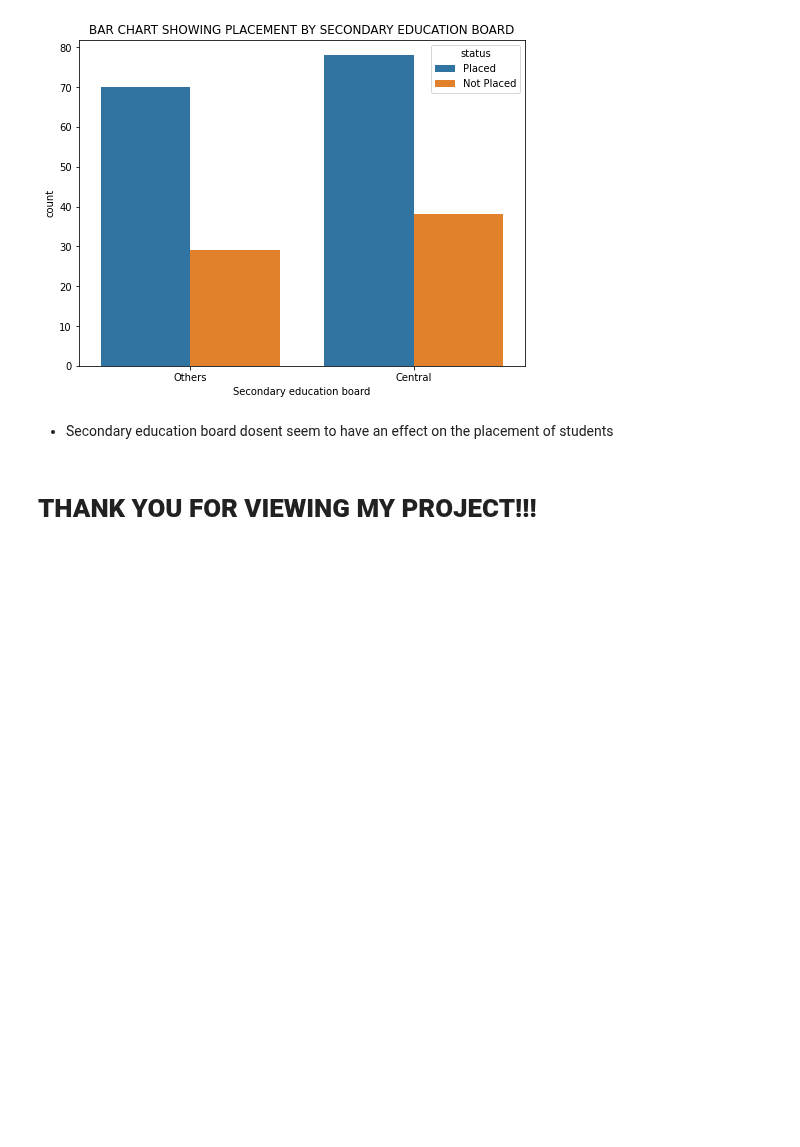
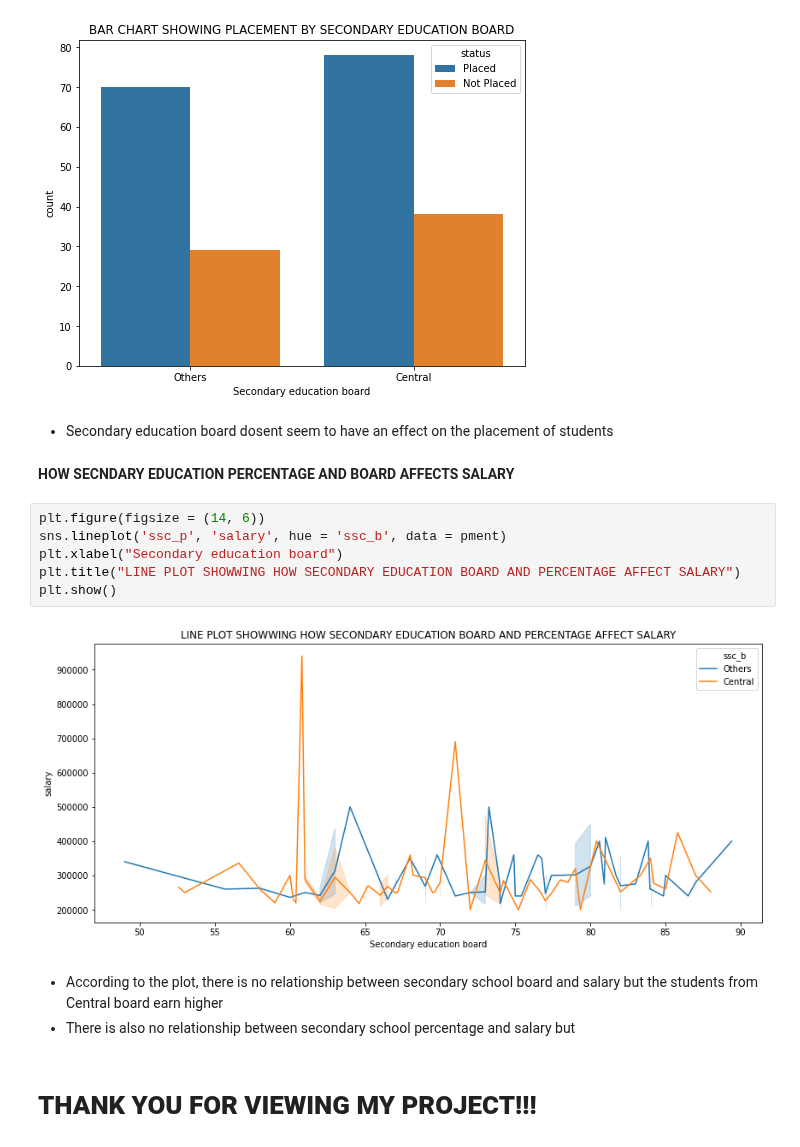
Before and after one commit to devchoplife/Campus-placement, a Jupyter notebook: school_placement.ipynb, the cells around one changed output. Saved outputs shown, nothing was run; the diff lists cells and outputs as text; blank space fills up the shorter version.

```diff
--- a/school_placement.ipynb
+++ b/school_placement.ipynb
@@ -261,5 +261,18 @@ plt.show()
 [figure]
 # %% [markdown]
 * Secondary education board dosent seem to have an effect on the placement of students
+# %% [markdown]
+**HOW SECNDARY EDUCATION PERCENTAGE AND BOARD AFFECTS SALARY**
+# %%
+plt.figure(figsize = (14, 6))
+sns.lineplot('ssc_p', 'salary', hue = 'ssc_b', data = pment)
+plt.xlabel("Secondary education board")
+plt.title("LINE PLOT SHOWWING HOW SECONDARY EDUCATION BOARD AND PERCENTAGE AFFECT SALARY")
+plt.show()
+# %% [output]
+[figure, added]
+# %% [markdown]
+* According to the plot, there is no relationship between secondary school board and salary but the students from Central board earn higher
+* There is also no relationship between secondary school percentage and salary but
 # %% [markdown]
 # **THANK YOU FOR VIEWING MY PROJECT!!!**
```
Also changed, not shown: parts of 2 cells of this notebook.
